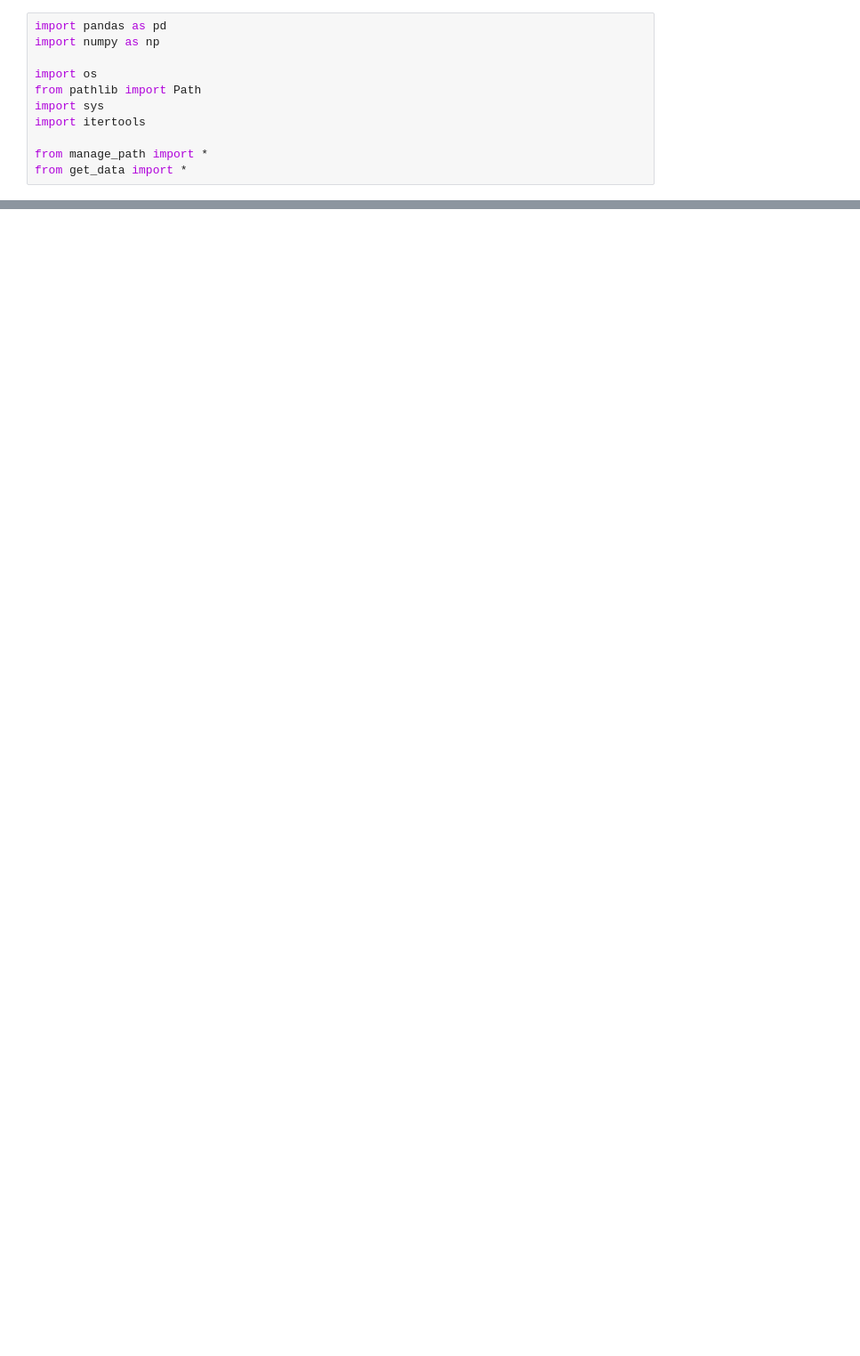
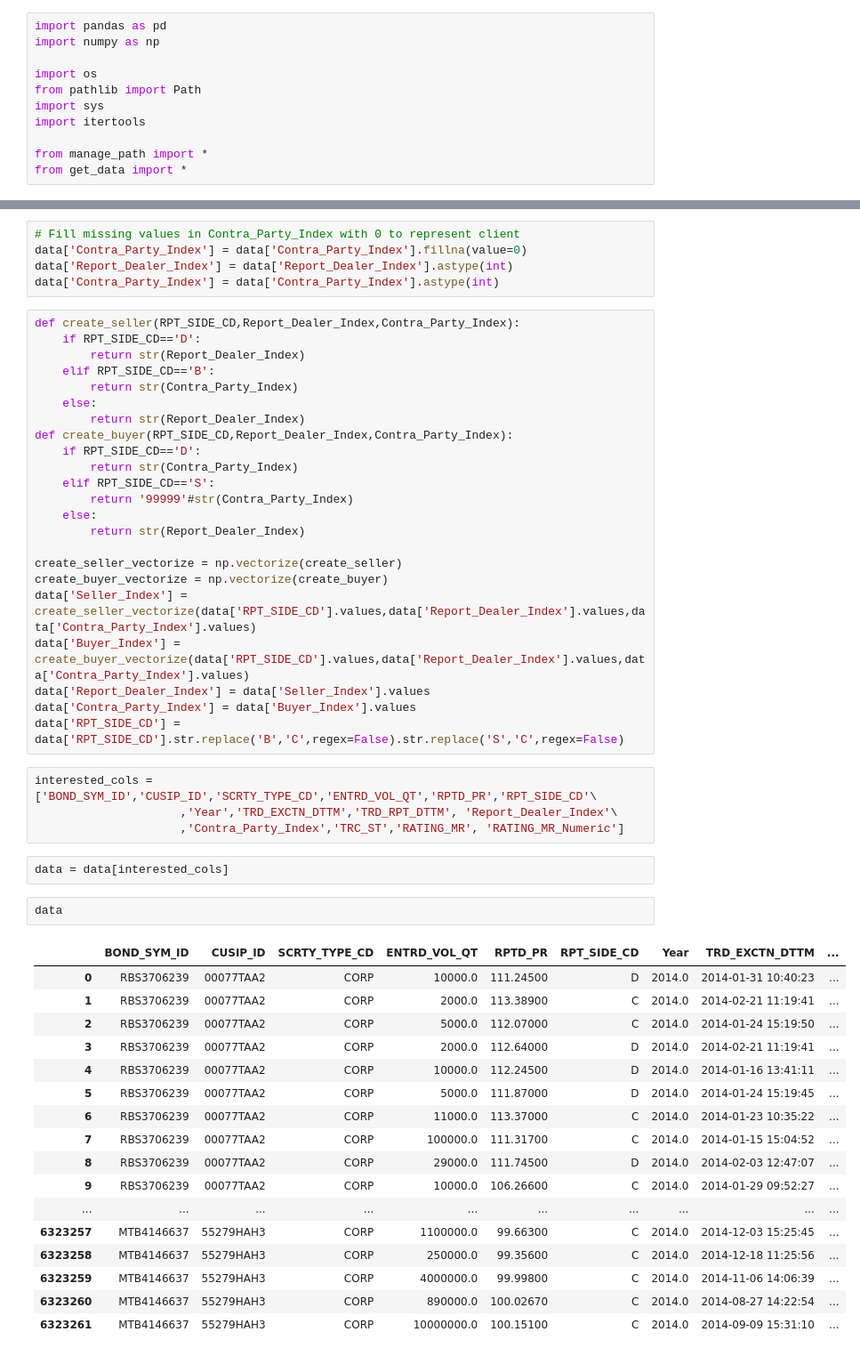
Before and after one commit to raymond180/FINRA_TRACE, a Jupyter notebook: TopicModeling/sas_to_csv.ipynb, the cells around one changed output, grey strips where cells are left out. Shown at 89% size. Cells and saved outputs as stored; diff of their text form; blank space fills up the shorter version.

```diff
--- a/TopicModeling/sas_to_csv.ipynb
+++ b/TopicModeling/sas_to_csv.ipynb
@@ -34,0 +106,54 @@ for i in zip(sas_data,itertools.repeat(2013)):
+# %%
+# Fill missing values in Contra_Party_Index with 0 to represent client
+data['Contra_Party_Index'] = data['Contra_Party_Index'].fillna(value=0)
+data['Report_Dealer_Index'] = data['Report_Dealer_Index'].astype(int)
+data['Contra_Party_Index'] = data['Contra_Party_Index'].astype(int)
+# %%
+def create_seller(RPT_SIDE_CD,Report_Dealer_Index,Contra_Party_Index):
+    if RPT_SIDE_CD=='D':
+        return str(Report_Dealer_Index)
+    elif RPT_SIDE_CD=='B':
+        return str(Contra_Party_Index)
+    else:
+        return str(Report_Dealer_Index)
+def create_buyer(RPT_SIDE_CD,Report_Dealer_Index,Contra_Party_Index):
+    if RPT_SIDE_CD=='D':
+        return str(Contra_Party_Index)
+    elif RPT_SIDE_CD=='S':
+        return '99999'#str(Contra_Party_Index)
+    else:
+        return str(Report_Dealer_Index)
+
+create_seller_vectorize = np.vectorize(create_seller)
+create_buyer_vectorize = np.vectorize(create_buyer)
+data['Seller_Index'] = create_seller_vectorize(data['RPT_SIDE_CD'].values,data['Report_Dealer_Index'].values,data['Contra_Party_Index'].values)
+data['Buyer_Index'] = create_buyer_vectorize(data['RPT_SIDE_CD'].values,data['Report_Dealer_Index'].values,data['Contra_Party_Index'].values)
+data['Report_Dealer_Index'] = data['Seller_Index'].values
+data['Contra_Party_Index'] = data['Buyer_Index'].values
+data['RPT_SIDE_CD'] = data['RPT_SIDE_CD'].str.replace('B','C',regex=False).str.replace('S','C',regex=False)
+# %%
+interested_cols = ['BOND_SYM_ID','CUSIP_ID','SCRTY_TYPE_CD','ENTRD_VOL_QT','RPTD_PR','RPT_SIDE_CD'\
+                     ,'Year','TRD_EXCTN_DTTM','TRD_RPT_DTTM', 'Report_Dealer_Index'\
+                     ,'Contra_Party_Index','TRC_ST','RATING_MR', 'RATING_MR_Numeric']
+# %%
+data = data[interested_cols]
+# %%
+data
+# %% [output]
+|  | BOND_SYM_ID | CUSIP_ID | SCRTY_TYPE_CD | ENTRD_VOL_QT | RPTD_PR | RPT_SIDE_CD | Year | TRD_EXCTN_DTTM | ... |
+| 0 | RBS3706239 | 00077TAA2 | CORP | 10000.0 | 111.24500 | D | 2014.0 | 2014-01-31 10:40:23 | ... |
+| 1 | RBS3706239 | 00077TAA2 | CORP | 2000.0 | 113.38900 | C | 2014.0 | 2014-02-21 11:19:41 | ... |
+| 2 | RBS3706239 | 00077TAA2 | CORP | 5000.0 | 112.07000 | C | 2014.0 | 2014-01-24 15:19:50 | ... |
+| 3 | RBS3706239 | 00077TAA2 | CORP | 2000.0 | 112.64000 | D | 2014.0 | 2014-02-21 11:19:41 | ... |
+| 4 | RBS3706239 | 00077TAA2 | CORP | 10000.0 | 112.24500 | D | 2014.0 | 2014-01-16 13:41:11 | ... |
+| 5 | RBS3706239 | 00077TAA2 | CORP | 5000.0 | 111.87000 | D | 2014.0 | 2014-01-24 15:19:45 | ... |
+| 6 | RBS3706239 | 00077TAA2 | CORP | 11000.0 | 113.37000 | C | 2014.0 | 2014-01-23 10:35:22 | ... |
+| 7 | RBS3706239 | 00077TAA2 | CORP | 100000.0 | 111.31700 | C | 2014.0 | 2014-01-15 15:04:52 | ... |
+| 8 | RBS3706239 | 00077TAA2 | CORP | 29000.0 | 111.74500 | D | 2014.0 | 2014-02-03 12:47:07 | ... |
+| 9 | RBS3706239 | 00077TAA2 | CORP | 10000.0 | 106.26600 | C | 2014.0 | 2014-01-29 09:52:27 | ... |
+| ... | ... | ... | ... | ... | ... | ... | ... | ... | ... |
+| 6323257 | MTB4146637 | 55279HAH3 | CORP | 1100000.0 | 99.66300 | C | 2014.0 | 2014-12-03 15:25:45 | ... |
+| 6323258 | MTB4146637 | 55279HAH3 | CORP | 250000.0 | 99.35600 | C | 2014.0 | 2014-12-18 11:25:56 | ... |
+| 6323259 | MTB4146637 | 55279HAH3 | CORP | 4000000.0 | 99.99800 | C | 2014.0 | 2014-11-06 14:06:39 | ... |
+| 6323260 | MTB4146637 | 55279HAH3 | CORP | 890000.0 | 100.02670 | C | 2014.0 | 2014-08-27 14:22:54 | ... |
+| 6323261 | MTB4146637 | 55279HAH3 | CORP | 10000000.0 | 100.15100 | C | 2014.0 | 2014-09-09 15:31:10 | ... |
```
Also changed, not shown: parts of 18 cells of this notebook, 5 other files.
